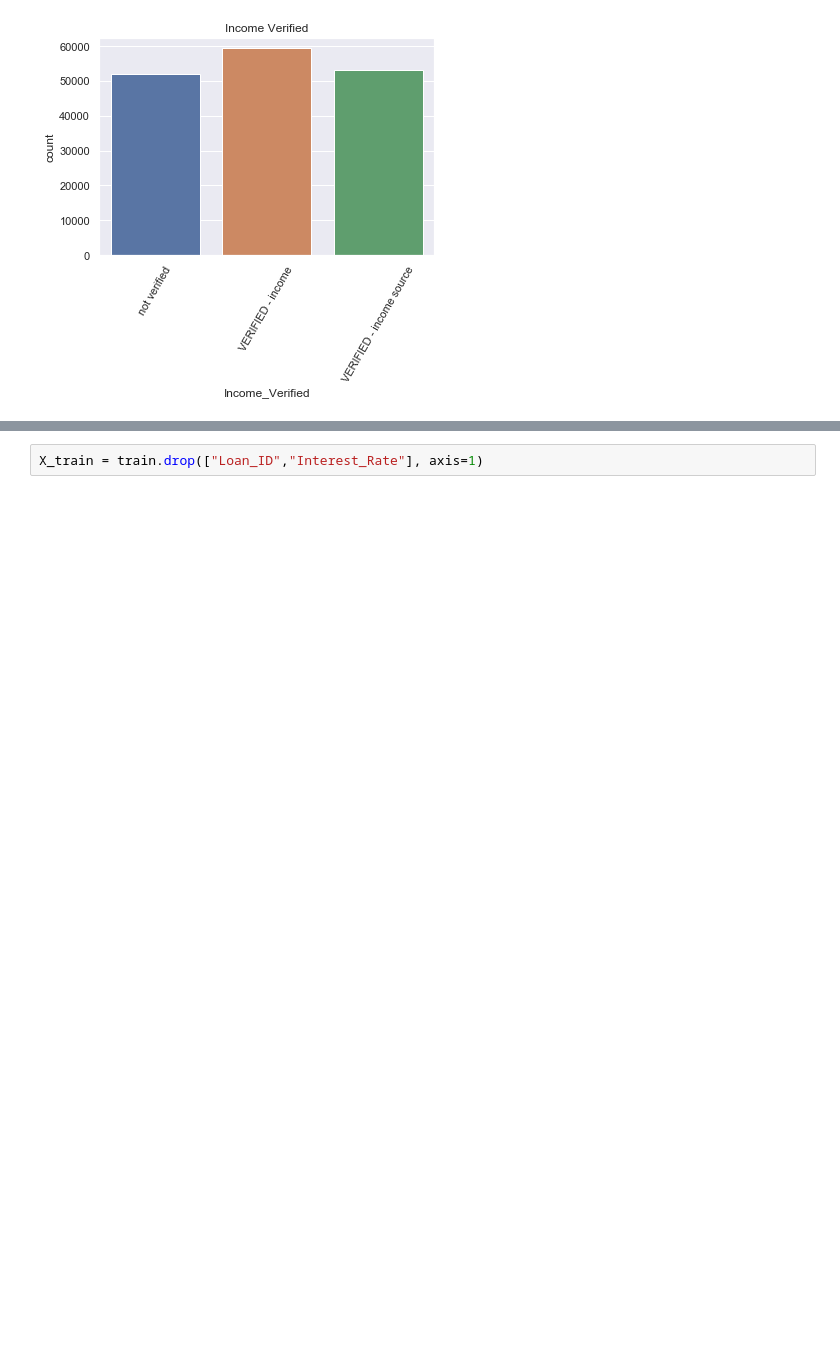
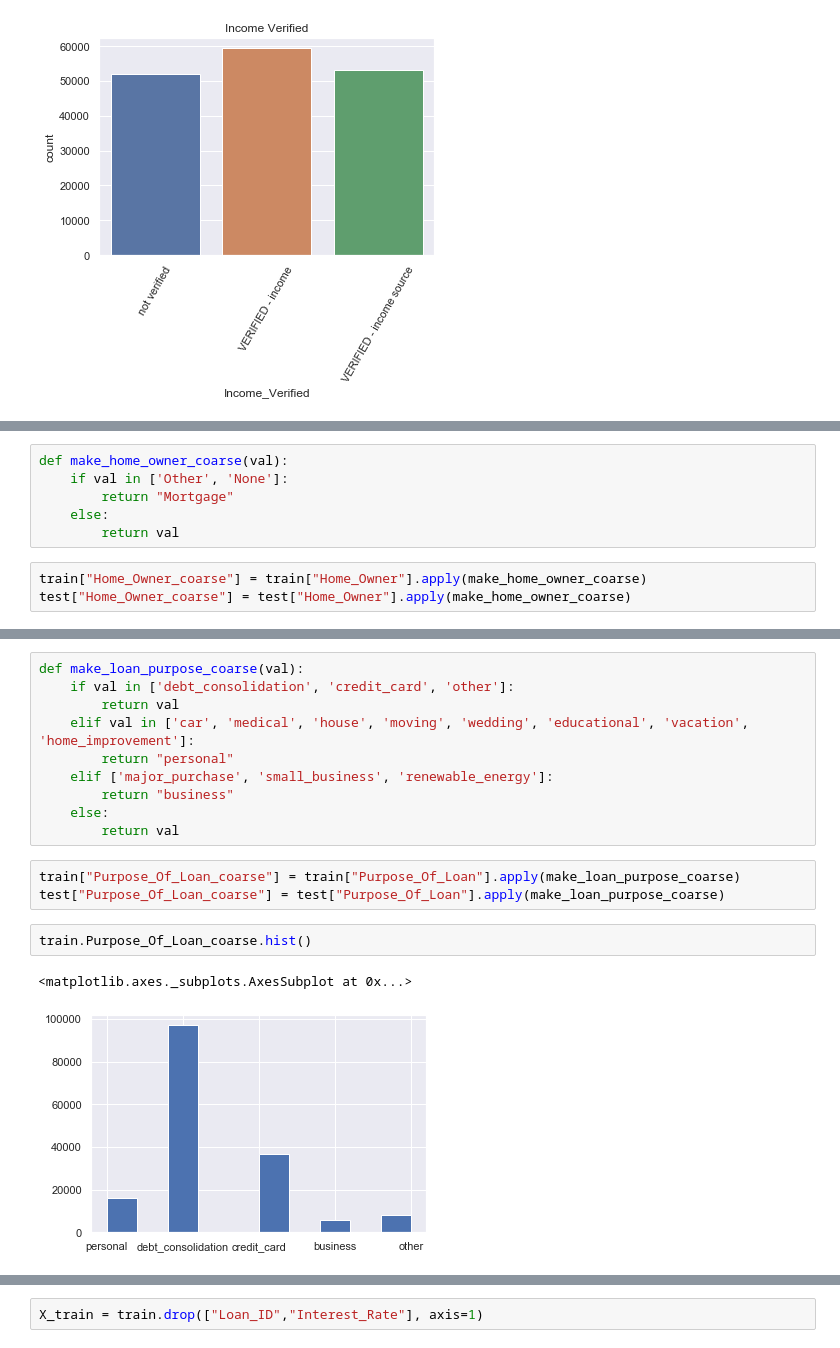
Before and after one commit to pranaymodukuru/janatahack-ml-for-banking, a Jupyter notebook: Data_Analysis.ipynb, the cells around one changed output, grey strips where cells are left out. Saved outputs shown, nothing was run; the diff lists cells and outputs as text; blank space fills up the shorter version.

```diff
--- a/Data_Analysis.ipynb
+++ b/Data_Analysis.ipynb
@@ -171,0 +260,9 @@ plt.show()
+# %%
+def make_home_owner_coarse(val):
+    if val in ['Other', 'None']:
+        return "Mortgage"
+    else:
+        return val
+# %%
+train["Home_Owner_coarse"] = train["Home_Owner"].apply(make_home_owner_coarse)
+test["Home_Owner_coarse"] = test["Home_Owner"].apply(make_home_owner_coarse)
@@ -171,0 +296,18 @@ plt.show()
+# %%
+def make_loan_purpose_coarse(val):
+    if val in ['debt_consolidation', 'credit_card', 'other']:
+        return val
+    elif val in ['car', 'medical', 'house', 'moving', 'wedding', 'educational', 'vacation', 'home_improvement']:
+        return "personal"
+    elif ['major_purchase', 'small_business', 'renewable_energy']:
+        return "business"
+    else:
+        return val
+# %%
+train["Purpose_Of_Loan_coarse"] = train["Purpose_Of_Loan"].apply(make_loan_purpose_coarse)
+test["Purpose_Of_Loan_coarse"] = test["Purpose_Of_Loan"].apply(make_loan_purpose_coarse)
+# %%
+train.Purpose_Of_Loan_coarse.hist()
+# %% [output]
+<matplotlib.axes._subplots.AxesSubplot at 0x...>
+[figure, added]
```
Also changed, not shown: parts of 22 cells of this notebook, 1 other file.
